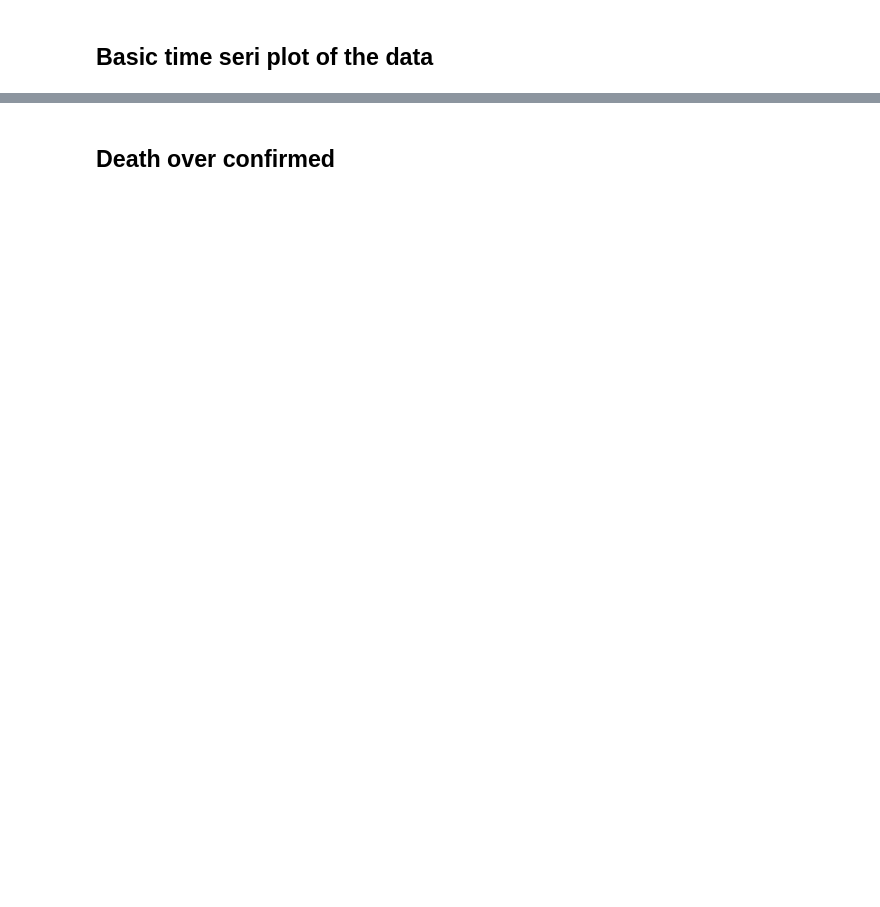
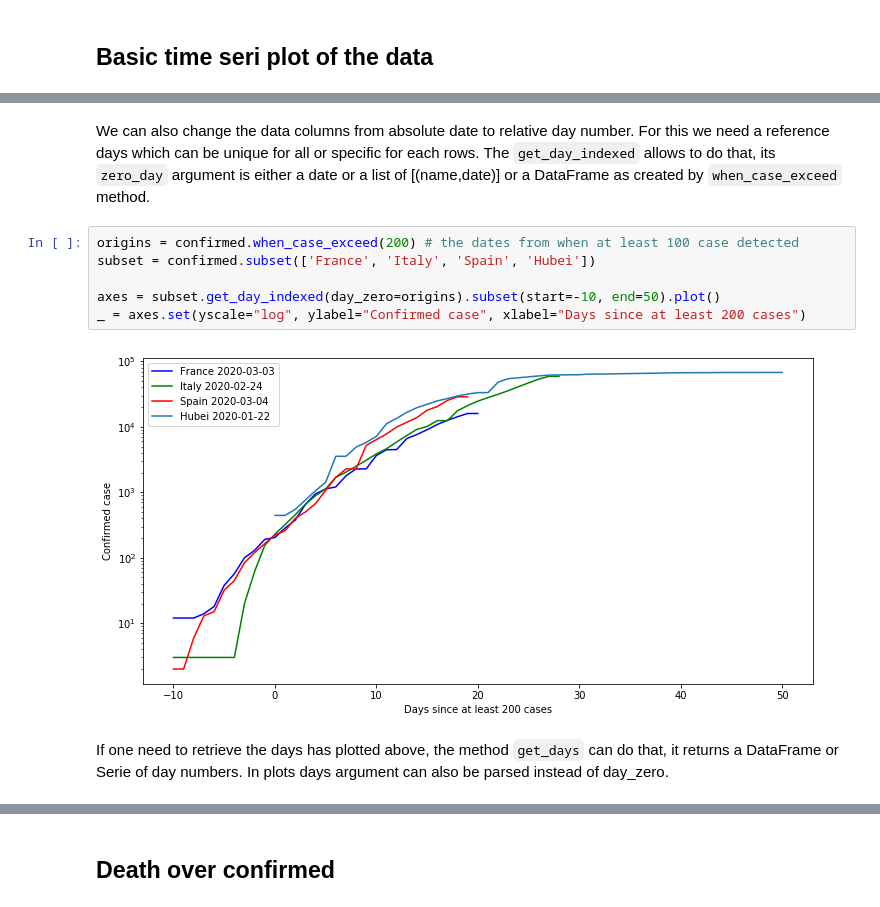
Before and after one commit to SylvainGuieu/corona, a Jupyter notebook: corona.ipynb, the cells around one changed output, grey strips where cells are left out. Cells and saved outputs as stored; diff of their text form; blank space fills up the shorter version.

```diff
--- a/corona.ipynb
+++ b/corona.ipynb
@@ -109,0 +119,13 @@ plot_d_T(death, "Death - window of 3 days", window=3, step=1, start_date="2020-0
+# %% [markdown]
+We can also change the data columns from absolute date to relative day number. For this we need a reference days which can be unique for all or specific for each rows.
+The `get_day_indexed` allows to do that, its `zero_day` argument is either a date or a list of [(name,date)] or a DataFrame as created by `when_case_exceed` method.
+# %%
+origins = confirmed.when_case_exceed(200) # the dates from when at least 100 case detected
+subset = confirmed.subset(['France', 'Italy', 'Spain', 'Hubei'])
+
+axes = subset.get_day_indexed(day_zero=origins).subset(start=-10, end=50).plot()
+_ = axes.set(yscale="log", ylabel="Confirmed case", xlabel="Days since at least 200 cases")
+# %% [output]
+[figure, added]
+# %% [markdown]
+If one need to retrieve the days has plotted above, the method `get_days` can do that, it returns a DataFrame or Serie of day numbers. In plots days argument can also be parsed instead of day_zero.
```
Also changed, not shown: parts of 56 cells of this notebook, 12 other files.
